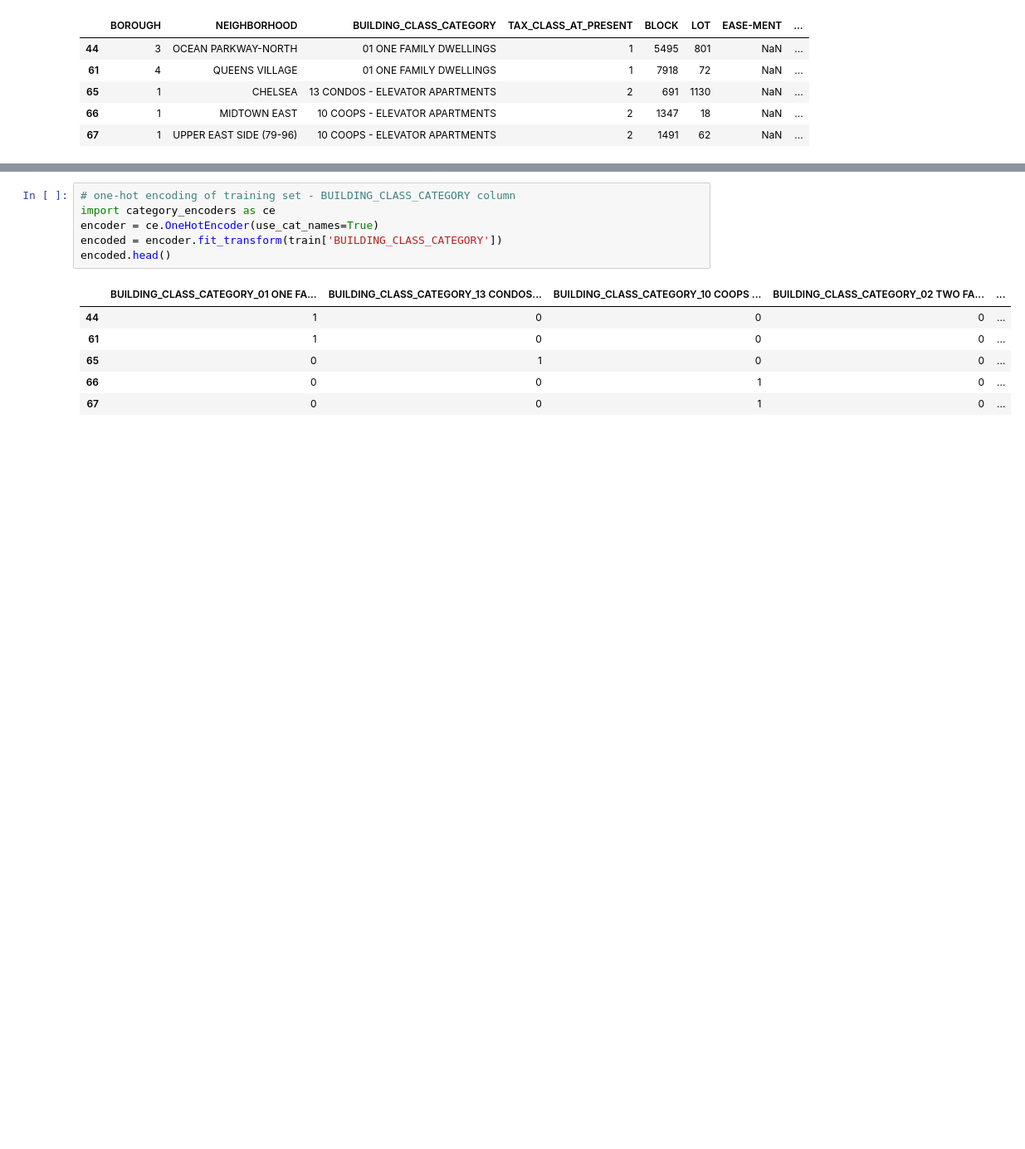
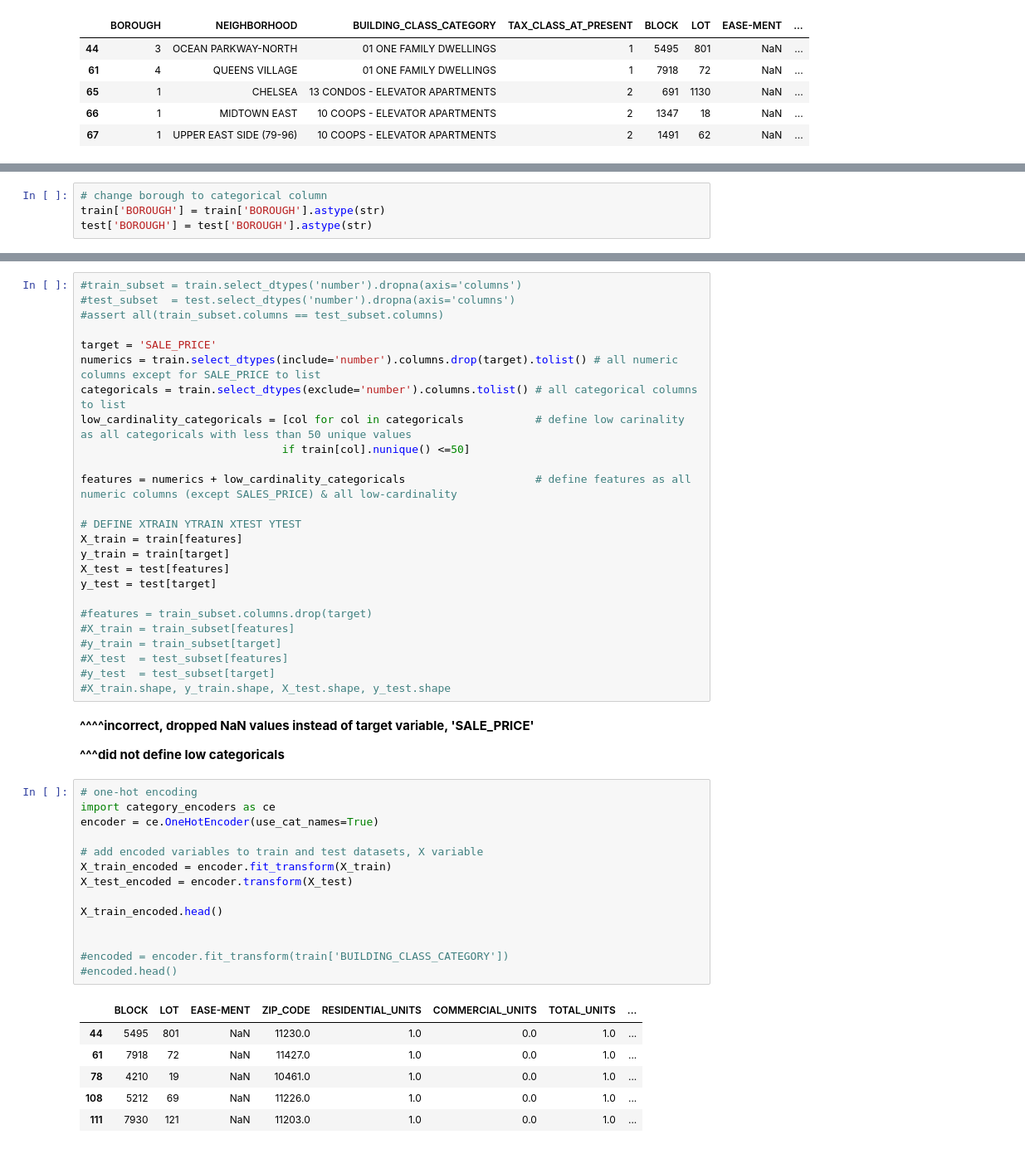
Before and after one commit to ianforrest11/DS-Unit-2-Regression-Classification, a Jupyter notebook: module3/assignment_regression_classification_3.ipynb, the cells around one changed output, grey strips where cells are left out. Shown: that part at 83% size. Saved outputs shown, nothing was run; the diff lists cells and outputs as text; blank space fills up the shorter version.

```diff
--- a/module3/assignment_regression_classification_3.ipynb
+++ b/module3/assignment_regression_classification_3.ipynb
@@ -147,0 +206,4 @@ ValueError: ignored
+# %%
+# change borough to categorical column
+train['BOROUGH'] = train['BOROUGH'].astype(str)
+test['BOROUGH'] = test['BOROUGH'].astype(str)
@@ -148,13 +264,50 @@ ValueError: ignored
+# %%
+#train_subset = train.select_dtypes('number').dropna(axis='columns')
+#test_subset  = test.select_dtypes('number').dropna(axis='columns')
+#assert all(train_subset.columns == test_subset.columns)
+
+target = 'SALE_PRICE'
+numerics = train.select_dtypes(include='number').columns.drop(target).tolist() # all numeric columns except for SALE_PRICE to list
+categoricals = train.select_dtypes(exclude='number').columns.tolist() # all categorical columns to list
+low_cardinality_categoricals = [col for col in categoricals           # define low carinality as all categoricals with less than 50 unique values
+                               if train[col].nunique() <=50]
+
+features = numerics + low_cardinality_categoricals                    # define features as all numeric columns (except SALES_PRICE) & all low-cardinality
+
+# DEFINE XTRAIN YTRAIN XTEST YTEST
+X_train = train[features]
+y_train = train[target]
+X_test = test[features]
+y_test = test[target]
+
+#features = train_subset.columns.drop(target)
+#X_train = train_subset[features]
+#y_train = train_subset[target]
+#X_test  = test_subset[features]
+#y_test  = test_subset[target]
+#X_train.shape, y_train.shape, X_test.shape, y_test.shape
+# %% [markdown]
+**^^^^incorrect, dropped NaN values instead of target variable, 'SALE_PRICE'**
+
+**^^^did not define low categoricals**
 # %%
-# one-hot encoding of training set - BUILDING_CLASS_CATEGORY column
+# one-hot encoding
 import category_encoders as ce
 encoder = ce.OneHotEncoder(use_cat_names=True)
-encoded = encoder.fit_transform(train['BUILDING_CLASS_CATEGORY'])
-encoded.head()
+
+# add encoded variables to train and test datasets, X variable
+X_train_encoded = encoder.fit_transform(X_train)
+X_test_encoded = encoder.transform(X_test)
+
+X_train_encoded.head()
+
+
+#encoded = encoder.fit_transform(train['BUILDING_CLASS_CATEGORY'])
+#encoded.head()
 # %% [output]
-|  | BUILDING_CLASS_CATEGORY_01 ONE FA... | BUILDING_CLASS_CATEGORY_13 CONDOS... | BUILDING_CLASS_CATEGORY_10 COOPS ... | BUILDING_CLASS_CATEGORY_02 TWO FA... | ... |
-| 44 | 1 | 0 | 0 | 0 | ... |
-| 61 | 1 | 0 | 0 | 0 | ... |
-| 65 | 0 | 1 | 0 | 0 | ... |
-| 66 | 0 | 0 | 1 | 0 | ... |
-| 67 | 0 | 0 | 1 | 0 | ... |
+|  | BLOCK | LOT | EASE-MENT | ZIP_CODE | RESIDENTIAL_UNITS | COMMERCIAL_UNITS | TOTAL_UNITS | ... |
+| 44 | 5495 | 801 | NaN | 11230.0 | 1.0 | 0.0 | 1.0 | ... |
+| 61 | 7918 | 72 | NaN | 11427.0 | 1.0 | 0.0 | 1.0 | ... |
+| 78 | 4210 | 19 | NaN | 10461.0 | 1.0 | 0.0 | 1.0 | ... |
+| 108 | 5212 | 69 | NaN | 11226.0 | 1.0 | 0.0 | 1.0 | ... |
+| 111 | 7930 | 121 | NaN | 11203.0 | 1.0 | 0.0 | 1.0 | ... |
```
Also changed, not shown: parts of 24 cells of this notebook.
